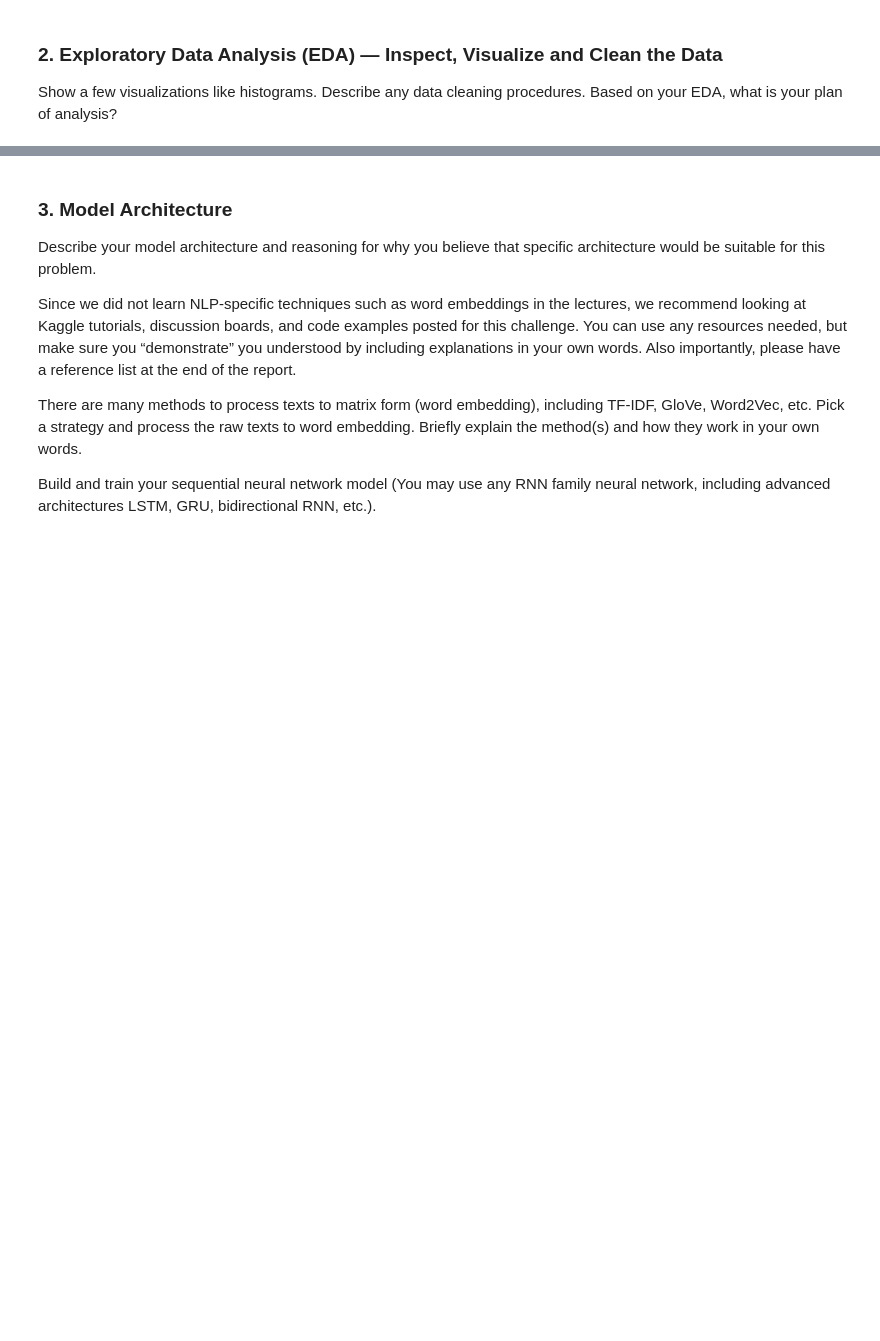
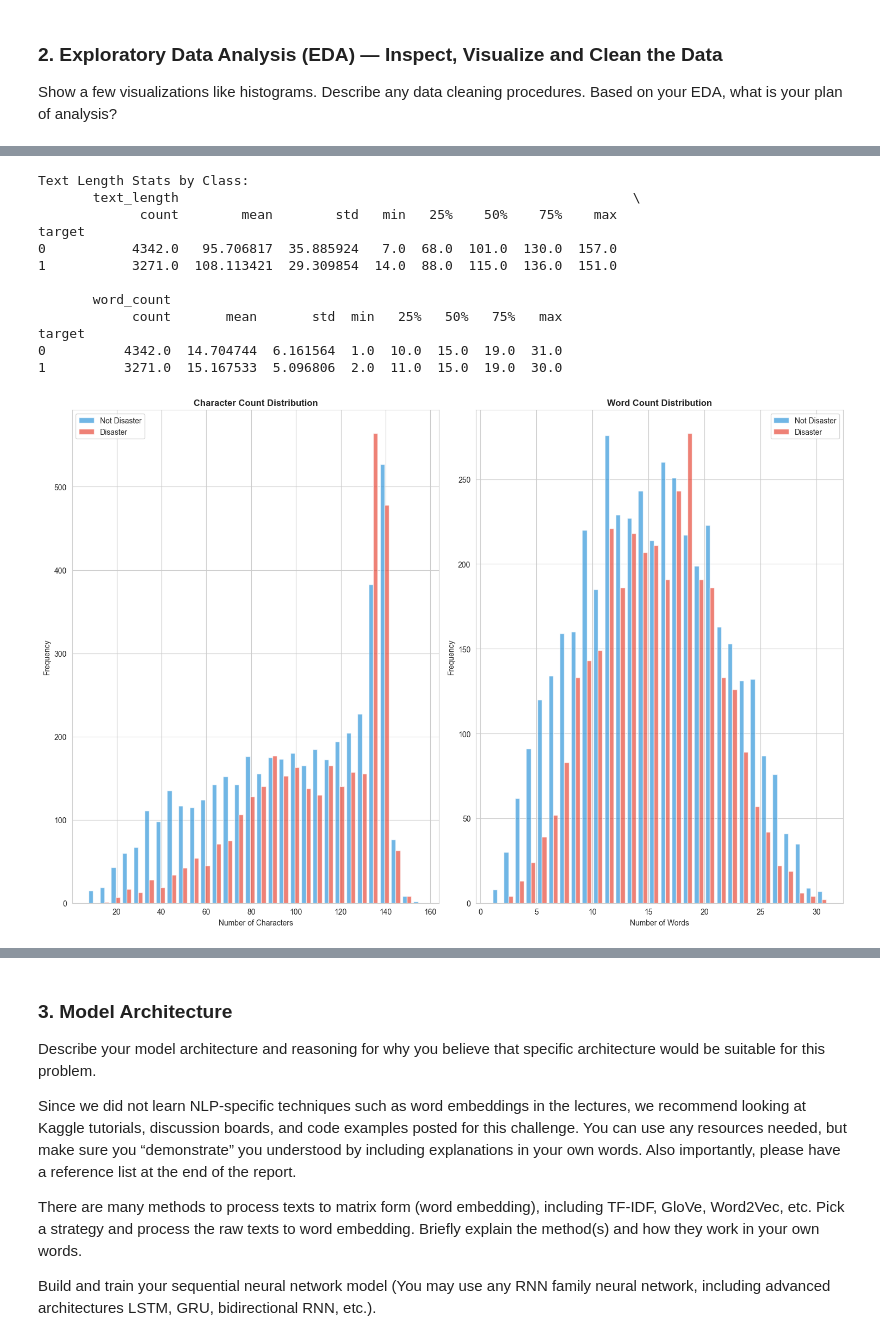
Before and after one commit to drivera53/introduction_to_deep_learning, a Jupyter notebook: Week4_NLP_Disaster_Tweets_Kaggle/Week4_NLP_Disaster_Tweets_Kaggle.ipynb, the cells around one changed output, grey strips where cells are left out. Cells and saved outputs as stored; diff of their text form; code cells hidden in the pictures; blank space fills up the shorter version.

```diff
--- a/Week4_NLP_Disaster_Tweets_Kaggle/Week4_NLP_Disaster_Tweets_Kaggle.ipynb
+++ b/Week4_NLP_Disaster_Tweets_Kaggle/Week4_NLP_Disaster_Tweets_Kaggle.ipynb
@@ -43,0 +177,51 @@ Show a few visualizations like histograms. Describe any data cleaning procedures
+# %%
+# Text Analysis
+
+# Lengths
+train_df['text_length'] = train_df['text'].astype(str).apply(len)
+train_df['word_count'] = train_df['text'].astype(str).apply(lambda x: len(x.split()))
+
+# Statistics by class
+print("Text Length Stats by Class:")
+length_stats = train_df.groupby('target')[['text_length', 'word_count']].describe()
+print(length_stats)
+
+# Visualizations
+fig, axes = plt.subplots(1, 2, figsize=(15, 10))
+
+# Character count
+axes[0].hist([train_df[train_df['target']==0]['text_length'],
+                 train_df[train_df['target']==1]['text_length']],
+                bins=30, label=['Not Disaster', 'Disaster'],
+                color=['#3498db', '#e74c3c'], alpha=0.7)
+axes[0].set_title('Character Count Distribution', fontsize=12, fontweight='bold')
+axes[0].set_xlabel('Number of Characters')
+axes[0].set_ylabel('Frequency')
+axes[0].legend()
+
+# Word count
+axes[1].hist([train_df[train_df['target']==0]['word_count'],
+                 train_df[train_df['target']==1]['word_count']],
+                bins=30, label=['Not Disaster', 'Disaster'],
+                color=['#3498db', '#e74c3c'], alpha=0.7)
+axes[1].set_title('Word Count Distribution', fontsize=12, fontweight='bold')
+axes[1].set_xlabel('Number of Words')
+axes[1].set_ylabel('Frequency')
+axes[1].legend()
+
+plt.tight_layout()
+plt.show()
+# %% [output]
+Text Length Stats by Class:
+       text_length                                                          \
+             count        mean        std   min   25%    50%    75%    max
+target
+0           4342.0   95.706817  35.885924   7.0  68.0  101.0  130.0  157.0
+1           3271.0  108.113421  29.309854  14.0  88.0  115.0  136.0  151.0
+
+       word_count
+            count       mean       std  min   25%   50%   75%   max
+target
+0          4342.0  14.704744  6.161564  1.0  10.0  15.0  19.0  31.0
+1          3271.0  15.167533  5.096806  2.0  11.0  15.0  19.0  30.0
+[figure, added]
```
Also changed, not shown: parts of 45 cells of this notebook, 2 other files.
